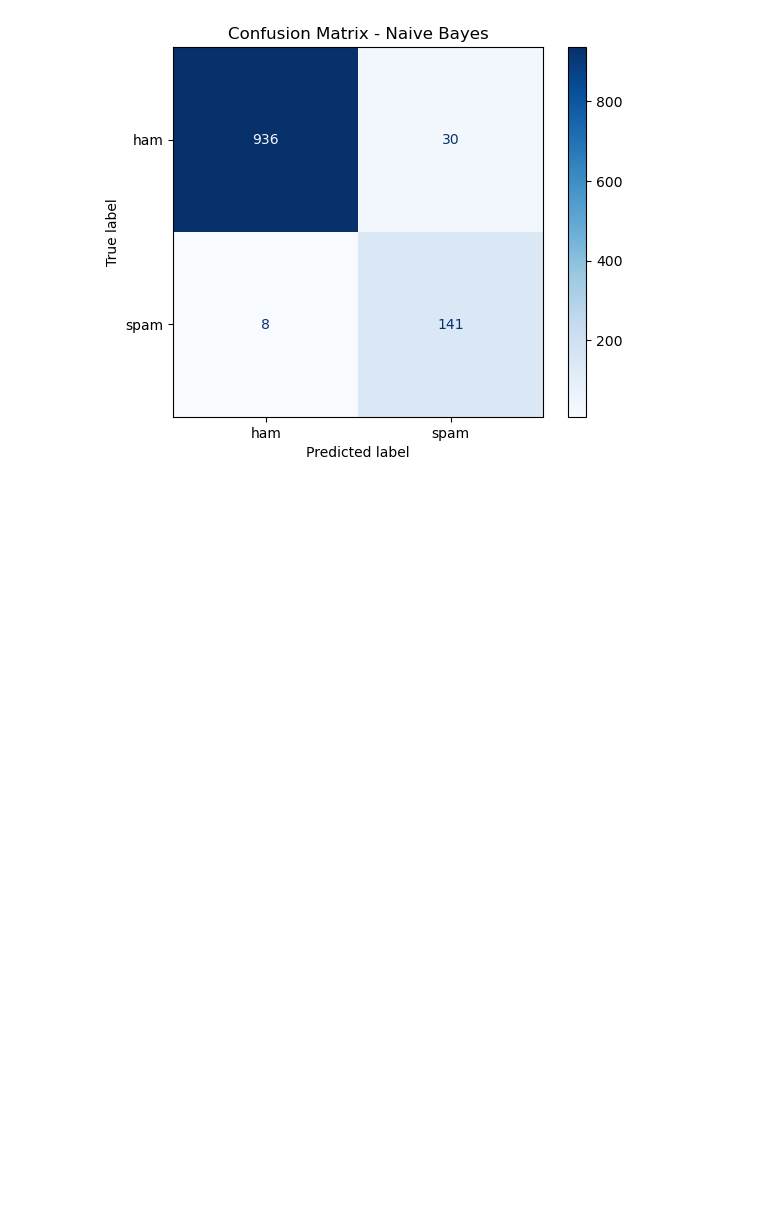
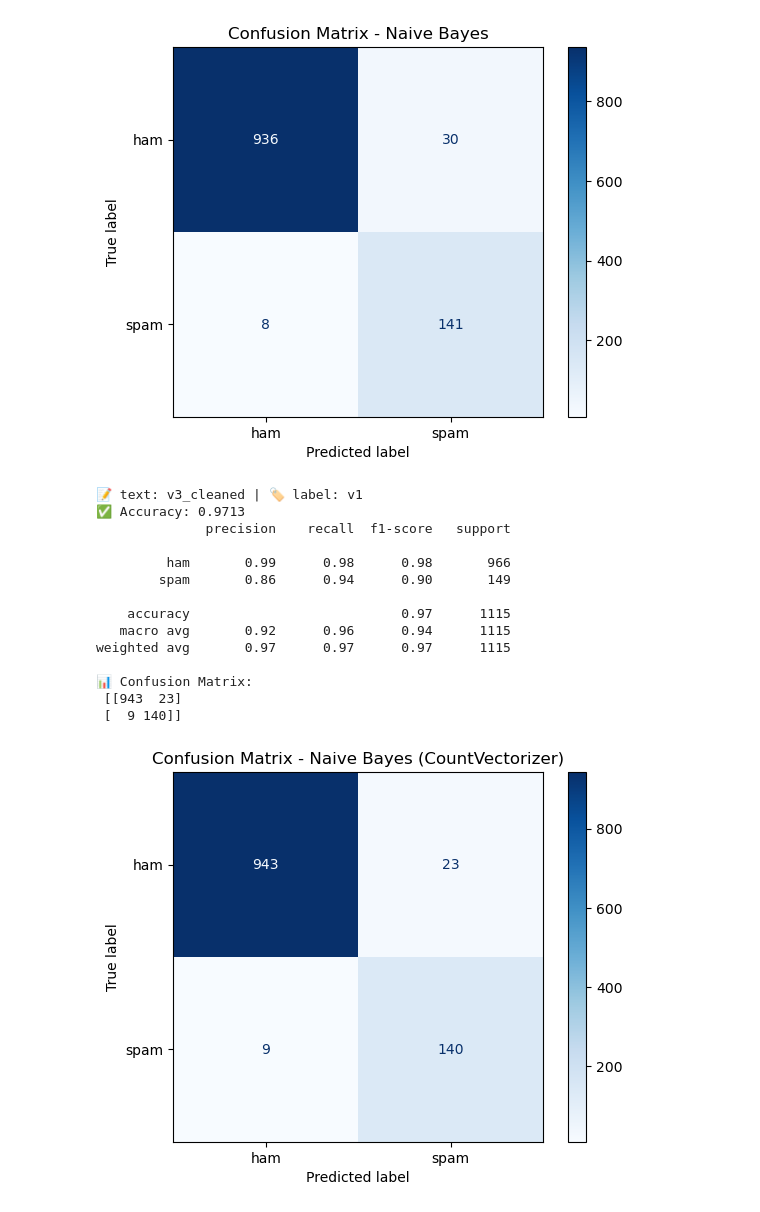
Before and after one commit to yigido-droid/Spam_Analysis, a Jupyter notebook: Spam_Notspam.ipynb, the cells around one changed output. Saved outputs shown, nothing was run; the diff lists cells and outputs as text; code cells hidden in the pictures; blank space fills up the shorter version.

```diff
--- a/Spam_Notspam.ipynb
+++ b/Spam_Notspam.ipynb
@@ -266,3 +208,73 @@ weighted avg       0.97      0.97      0.97      1115
  [[936  30]
  [  8 141]]
 [figure]
+# %%
+# Without stopwords removal CountVector
+
+df = pd.read_csv("Datasets/spam_clean_ready.csv", encoding="latin1")
+
+TEXT_CANDS = ["v3_cleaned"]
+LABEL_CANDS = ["v1"]
+
+text_col = next(c for c in TEXT_CANDS if c in df.columns)
+y_col    = next(c for c in LABEL_CANDS if c in df.columns)
+
+print(f"📝 text: {text_col} | 🏷️ label: {y_col}")
+
+# 2) Etiketleri 0/1'e çevir
+if df[y_col].dtype == "O":
+    df[y_col] = df[y_col].str.strip().str.lower().map({"ham": 0, "spam": 1}).fillna(df[y_col])
+
+X_text = df[text_col].astype(str)
+y = df[y_col].astype(int)
+
+# 3) Train/Test ayrımı
+X_tr, X_te, y_tr, y_te = train_test_split(
+    X_text, y, test_size=0.2, random_state=42, stratify=y
+)
+
+# 4) CountVectorizer
+vect = CountVectorizer(
+    stop_words="english",
+    ngram_range=(1, 2),
+    min_df=2,
+    max_df=0.9,
+    max_features=50000
+)
+
+Xtr = vect.fit_transform(X_tr)
+Xte = vect.transform(X_te)
+
+# Class imbalance
+sample_w = compute_sample_weight(class_weight="balanced", y=y_tr)
+
+clf = MultinomialNB()
+clf.fit(Xtr, y_tr, sample_weight=sample_w)
+
+pred = clf.predict(Xte)
+print("✅ Accuracy:", round(accuracy_score(y_te, pred), 4))
+print(classification_report(y_te, pred, target_names=["ham", "spam"]))
+
+cm = confusion_matrix(y_te, pred)
+print("📊 Confusion Matrix:\n", cm)
+
+disp = ConfusionMatrixDisplay(confusion_matrix=cm, display_labels=["ham", "spam"])
+disp.plot(cmap="Blues")
+plt.title("Confusion Matrix - Naive Bayes (CountVectorizer)")
+plt.show()
+# %% [output]
+📝 text: v3_cleaned | 🏷️ label: v1
+✅ Accuracy: 0.9713
+              precision    recall  f1-score   support
+
+         ham       0.99      0.98      0.98       966
+        spam       0.86      0.94      0.90       149
+
+    accuracy                           0.97      1115
+   macro avg       0.92      0.96      0.94      1115
+weighted avg       0.97      0.97      0.97      1115
+
+📊 Confusion Matrix:
+ [[943  23]
+ [  9 140]]
+[figure, added]
```
Also changed, not shown: parts of 6 cells of this notebook.
